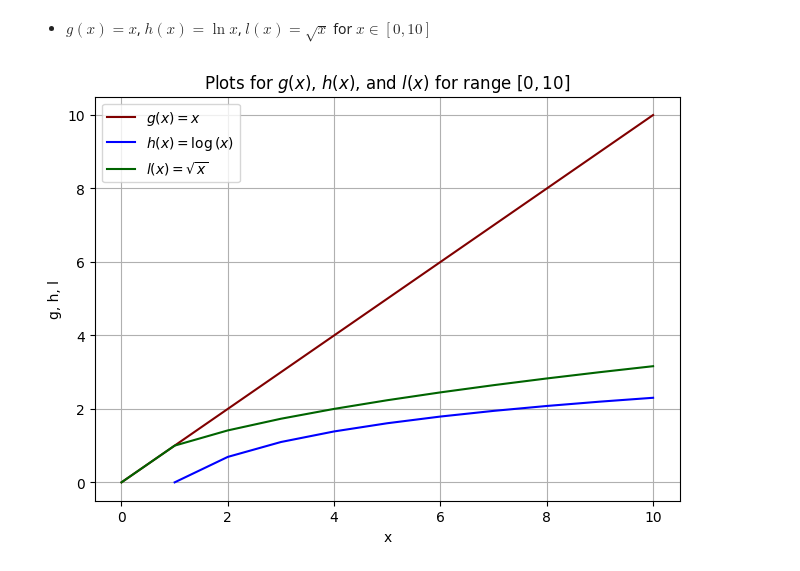
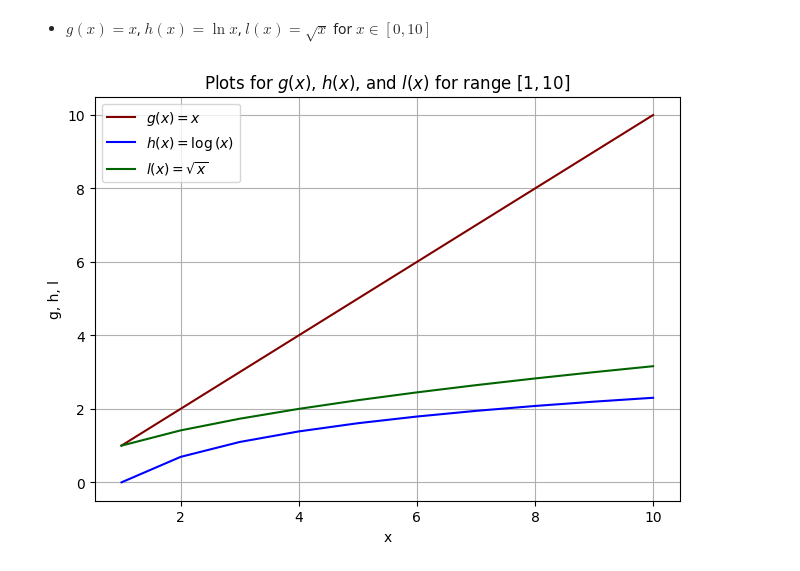
Before and after one commit to Yolonek/BigDataAlgorithms, a Jupyter notebook: List2/List2_Solved.ipynb, the cells around one changed output. Cells and saved outputs as stored; diff of their text form; code cells hidden in the pictures.

```diff
--- a/List2/List2_Solved.ipynb
+++ b/List2/List2_Solved.ipynb
@@ -57,6 +56,6 @@ h = sp.ln(x)
 l = sp.sqrt(x)
 # %%
 plot_all_functions(['g', 'h', 'l'], [g, h, l],
-                   colors, x, range_=(0, 10))
+                   colors, x, range_=(1, 10))
 # %% [output]
-[figure, old version]
+[figure, new version]
```
Also changed, not shown: parts of 13 cells of this notebook.
